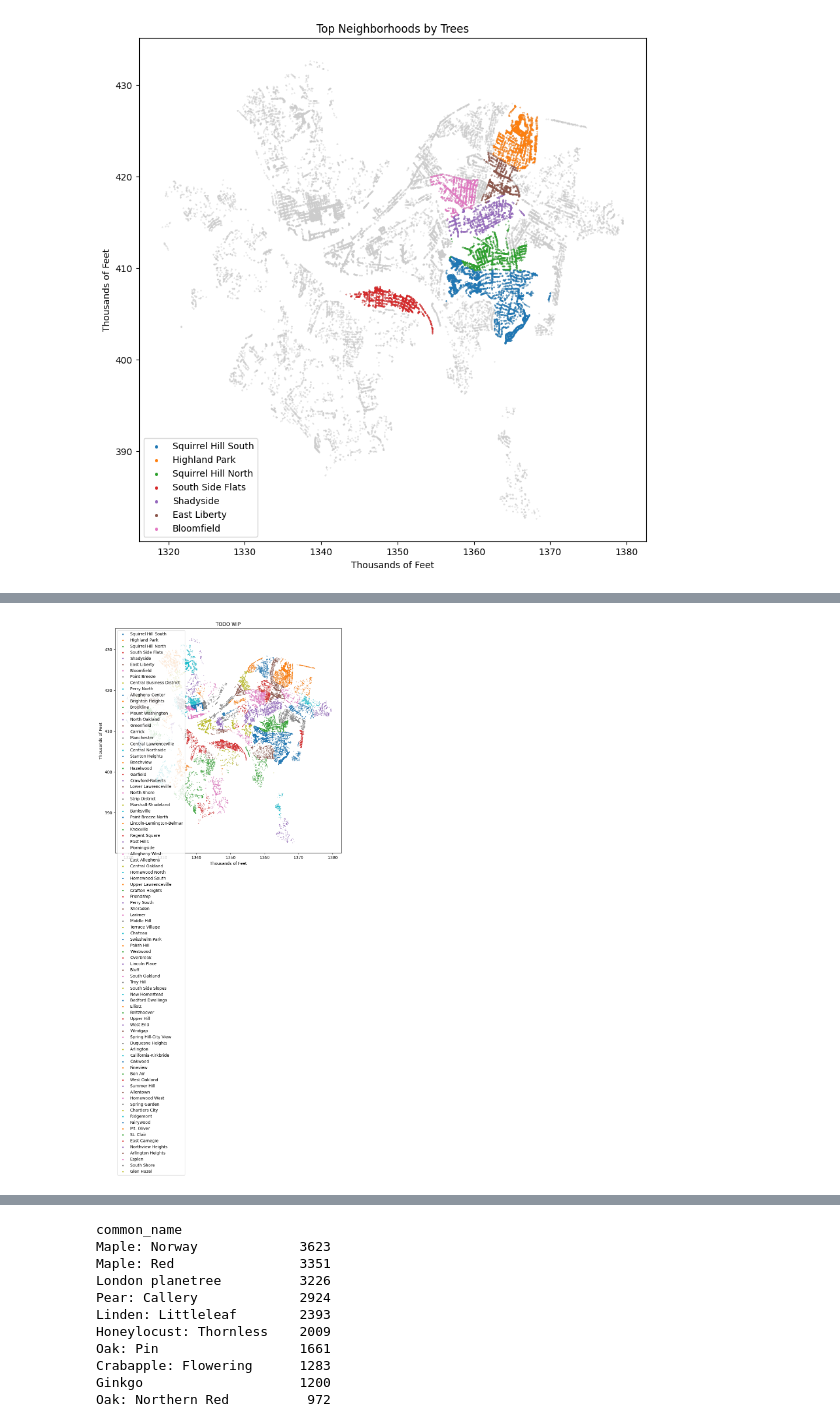
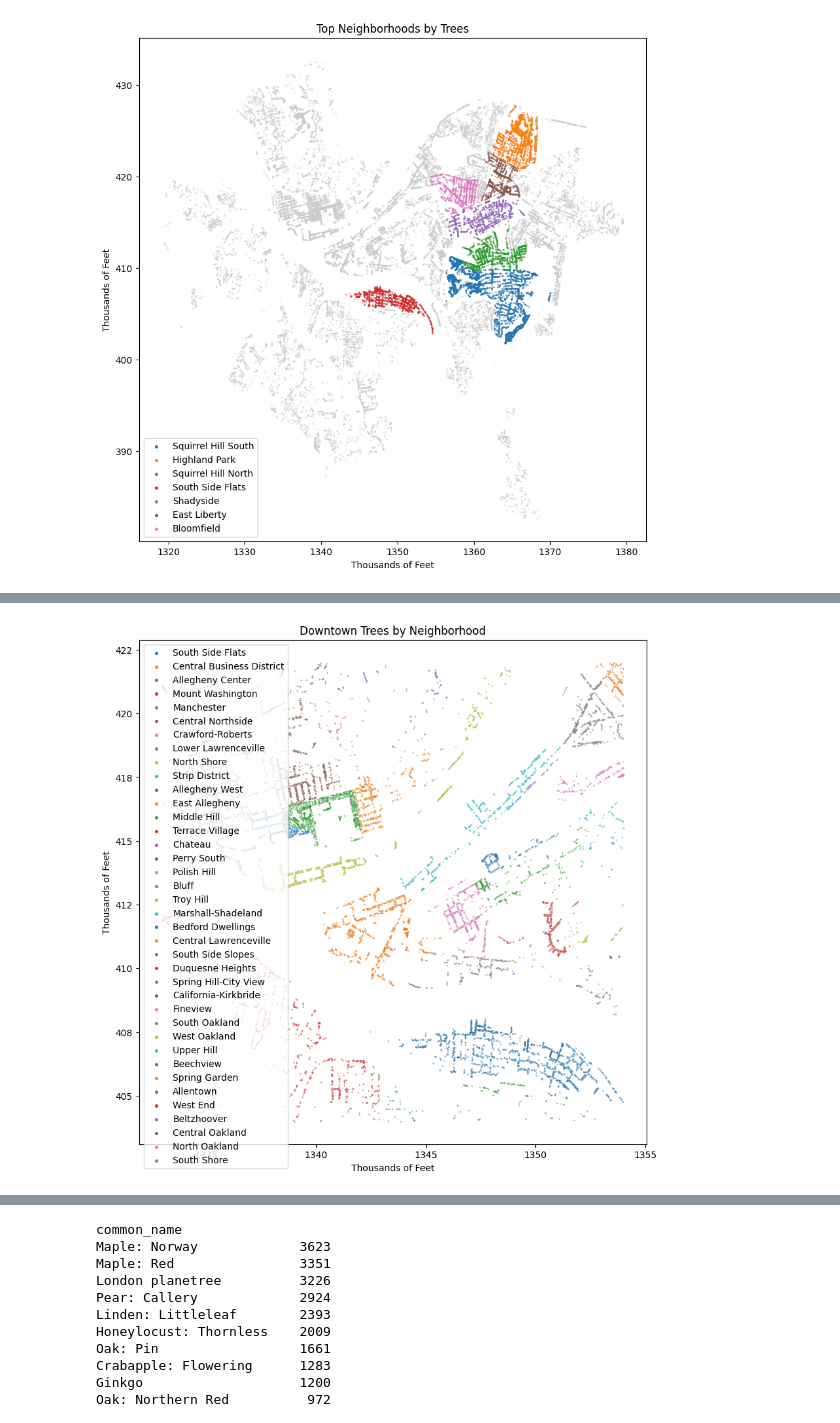
Before and after one commit to fractalate/data-trees-pittsburgh, a Jupyter notebook: WPRDC City Trees.ipynb, the cells around one changed output, grey strips where cells are left out. Saved outputs shown, nothing was run; the diff lists cells and outputs as text; code cells hidden in the pictures.

```diff
--- a/WPRDC City Trees.ipynb
+++ b/WPRDC City Trees.ipynb
@@ -107,7 +107,7 @@ Columns: ['_id', 'id', 'address_number', 'street', 'common_name', 'scientific_na
 |  | _id | id | address_number | street | common_name | scientific_name | height | width | ... |
 | 1 | 2 | 1946899269 | 220 | BALVER AVE | Linden: Littleleaf | Tilia cordata | 0.0 | 0.0 | ... |
 # %%
-def plot_map(df, colorizer=None, labeler=None, df_background=None, title=None, figsize=(10, 10)):
+def plot_map(df, colorizer=None, labeler=None, df_bg=None, title=None, point_size=None, figsize=(10, 10)):
     fig, ax = plt.subplots(figsize=figsize)
 
     if title:
@@ -116,8 +116,8 @@ def plot_map(df, colorizer=None, labeler=None, df_background=None, title=None, f
     ax.set_xlabel("Thousands of Feet")
     ax.yaxis.set_major_formatter(FuncFormatter(lambda v, pos: f'{v/1000:.0f}'))
     ax.set_ylabel("Thousands of Feet")
-    if df_background is not None:
-        ax.scatter(df_background["x"], df_background["y"], color=(0.8, 0.8, 0.8), s=0.1)
+    if df_bg is not None:
+        ax.scatter(df_bg["x"], df_bg["y"], color=(0.8, 0.8, 0.8), s=0.1)
     colors = None
     if colorizer is not None:
         colors = [colorizer(row) for _, row in df.iterrows()]
@@ -127,11 +127,13 @@ def plot_map(df, colorizer=None, labeler=None, df_background=None, title=None, f
         labels = [labeler(row) for _, row in df.iterrows()]
         ls = set(labels)
 
-    ax.scatter(df["x"], df["y"], c=colors, s=0.1)
+    if point_size is None:
+        point_size = 0.1
+    ax.scatter(df["x"], df["y"], c=colors, s=point_size)
 
     plt.show()
 
-def plot_maps(dfs, labels=None, df_bg=None, title=None, figsize=(10, 10)):
+def plot_maps(dfs, labels=None, df_bg=None, point_sizes=None, title=None, figsize=(10, 10)):
     fig, ax = plt.subplots(figsize=figsize)
 
     if title:
@@ -149,7 +151,10 @@ def plot_maps(dfs, labels=None, df_bg=None, title=None, figsize=(10, 10)):
         label = None
         if labels is not None:
             label = labels[i]
-        ax.scatter(df["x"], df["y"], label=label, s=0.1)
+        point_size = 0.1
+        if point_sizes is not None:
+            point_size = point_sizes[i]
+        ax.scatter(df["x"], df["y"], label=label, s=point_size)
 
     if labels is not None:
         plt.legend(markerscale=8)
@@ -207,21 +225,27 @@ plot_maps(
 # %%
-# TODO - WORK IN PROGRESS, WANT TO SHOW DOWNTOWN NEIGHBORHOODS ONLY
-top_neighborhoods = df_trees["neighborhood"].value_counts()
+df_trees_downtown = df_trees[
+    (df_trees["x"] >= 1333 * 1000)
+    & (df_trees["x"] <= 1354 * 1000)
+    & (df_trees["y"] >= 404 * 1000)
+    & (df_trees["y"] <= 422 * 1000)
+]
+
+top_neighborhoods = df_trees_downtown["neighborhood"].value_counts()
 top_neighborhoods = list(top_neighborhoods.keys())
 
 dfs_top_neighborhoods = []
 labels = []
 for neighborhood in top_neighborhoods:
     dfs_top_neighborhoods.append(
-        df_trees[df_trees["neighborhood"] == neighborhood]
+        df_trees_downtown[df_trees_downtown["neighborhood"] == neighborhood]
     )
     labels.append(neighborhood)
 
 plot_maps(
     dfs_top_neighborhoods,
-    labels,
-    df_bg=df_trees,
-    title="TODO WIP",
+    labels=labels,
+    df_bg=df_trees_downtown,
+    title="Downtown Trees by Neighborhood",
 )
 # %% [output]
-[figure, old version]
+[figure, new version]
```
Also changed, not shown: parts of 2 cells of this notebook.
